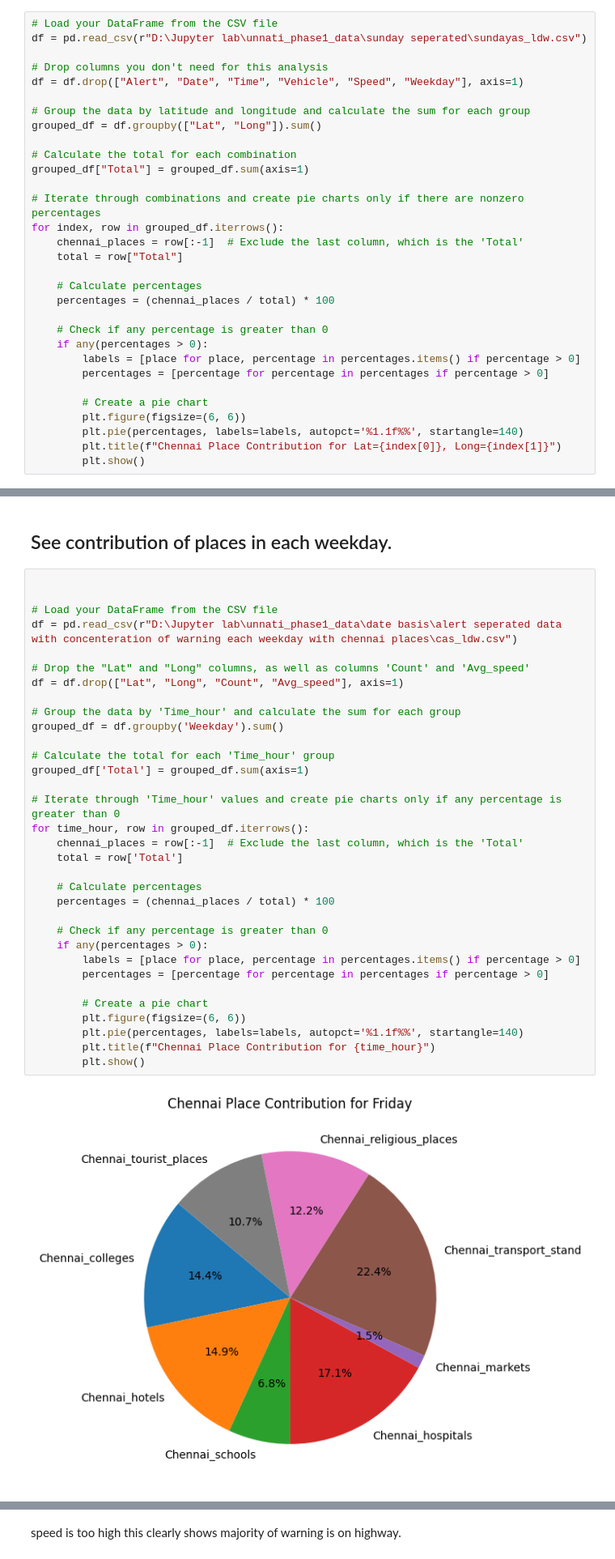
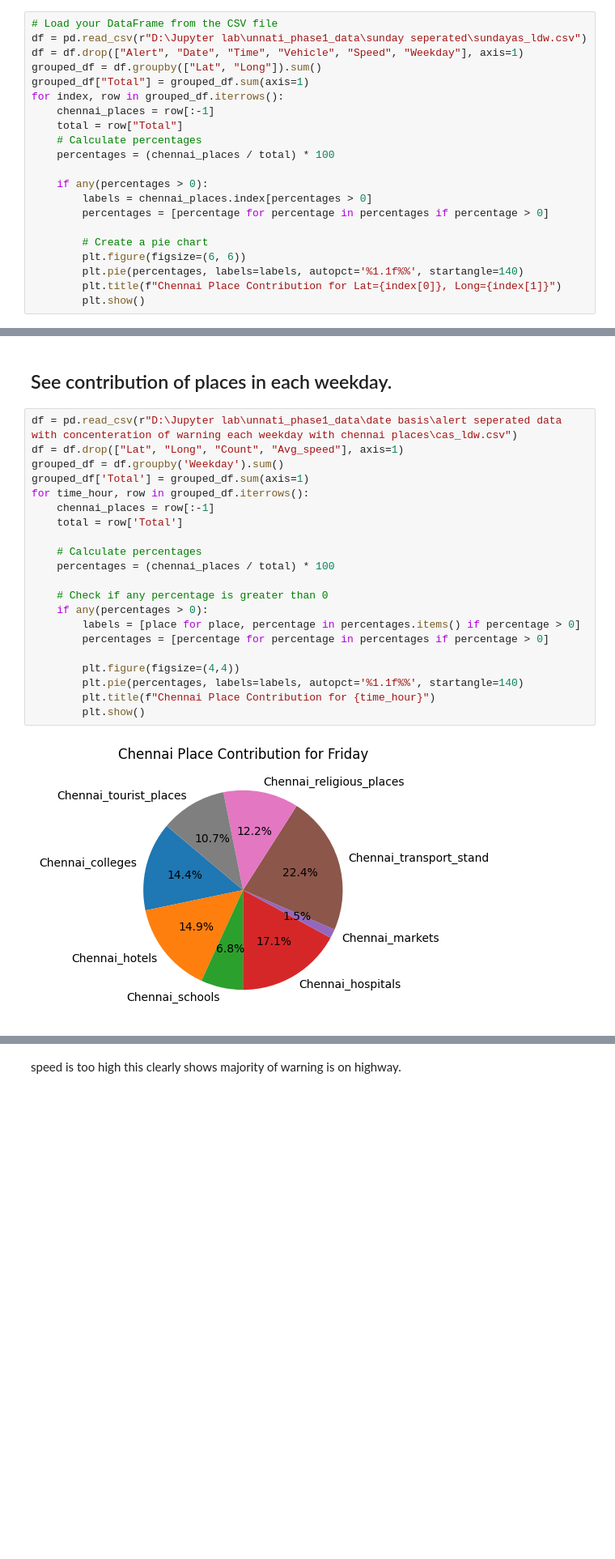
Before and after one commit to shivam-kumar-thakur/adas-data-analysis, a Jupyter notebook: ldw.ipynb, the cells around one changed output, grey strips where cells are left out. Shown at 81% size. Drawn from its saved outputs; the diff is of its cells as text; blank space fills up the shorter version.

```diff
--- a/ldw.ipynb
+++ b/ldw.ipynb
@@ -138,27 +103,17 @@ same bus runs one day in sunday.
 # %%
 # Load your DataFrame from the CSV file
 df = pd.read_csv(r"D:\Jupyter lab\unnati_phase1_data\sunday seperated\sundayas_ldw.csv")
-
-# Drop columns you don't need for this analysis
 df = df.drop(["Alert", "Date", "Time", "Vehicle", "Speed", "Weekday"], axis=1)
-
-# Group the data by latitude and longitude and calculate the sum for each group
 grouped_df = df.groupby(["Lat", "Long"]).sum()
-
-# Calculate the total for each combination
 grouped_df["Total"] = grouped_df.sum(axis=1)
-
-# Iterate through combinations and create pie charts only if there are nonzero percentages
 for index, row in grouped_df.iterrows():
-    chennai_places = row[:-1]  # Exclude the last column, which is the 'Total'
+    chennai_places = row[:-1]
     total = row["Total"]
-
     # Calculate percentages
     percentages = (chennai_places / total) * 100
 
-    # Check if any percentage is greater than 0
     if any(percentages > 0):
-        labels = [place for place, percentage in percentages.items() if percentage > 0]
+        labels = chennai_places.index[percentages > 0]
         percentages = [percentage for percentage in percentages if percentage > 0]
 
         # Create a pie chart
@@ -242,37 +171,25 @@ this data of warning is periodic i.e. in that overall area this much warnings ca
 # %% [markdown]
 ## See contribution of places in each weekday.
 # %%
-
-
-# Load your DataFrame from the CSV file
 df = pd.read_csv(r"D:\Jupyter lab\unnati_phase1_data\date basis\alert seperated data with concenteration of warning each weekday with chennai places\cas_ldw.csv")
-
-# Drop the "Lat" and "Long" columns, as well as columns 'Count' and 'Avg_speed'
 df = df.drop(["Lat", "Long", "Count", "Avg_speed"], axis=1)
-
-# Group the data by 'Time_hour' and calculate the sum for each group
 grouped_df = df.groupby('Weekday').sum()
-
-# Calculate the total for each 'Time_hour' group
 grouped_df['Total'] = grouped_df.sum(axis=1)
-
-# Iterate through 'Time_hour' values and create pie charts only if any percentage is greater than 0
 for time_hour, row in grouped_df.iterrows():
-    chennai_places = row[:-1]  # Exclude the last column, which is the 'Total'
+    chennai_places = row[:-1]
     total = row['Total']
 
     # Calculate percentages
     percentages = (chennai_places / total) * 100
 
     # Check if any percentage is greater than 0
     if any(percentages > 0):
         labels = [place for place, percentage in percentages.items() if percentage > 0]
         percentages = [percentage for percentage in percentages if percentage > 0]
 
-        # Create a pie chart
-        plt.figure(figsize=(6, 6))
+        plt.figure(figsize=(4,4))
         plt.pie(percentages, labels=labels, autopct='%1.1f%%', startangle=140)
         plt.title(f"Chennai Place Contribution for {time_hour}")
         plt.show()
 # %% [output]
-[figure, old version]
+[figure, new version]
```
Also changed, not shown: parts of 11 cells of this notebook.
